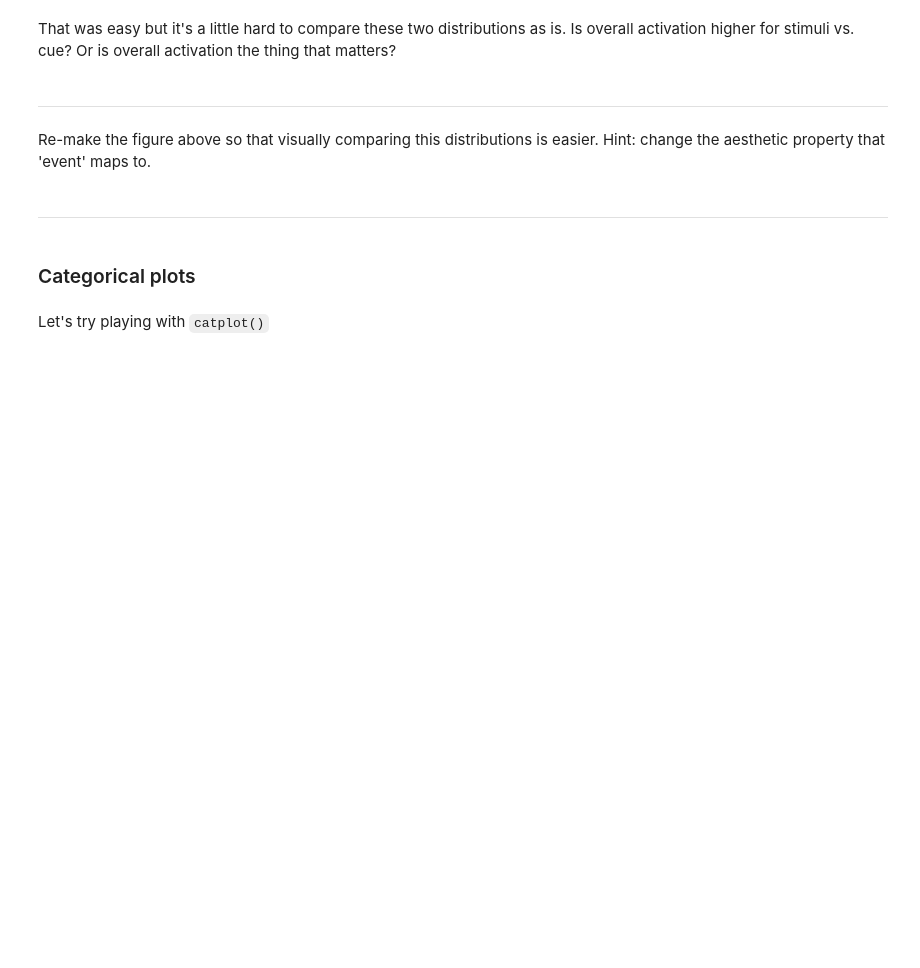
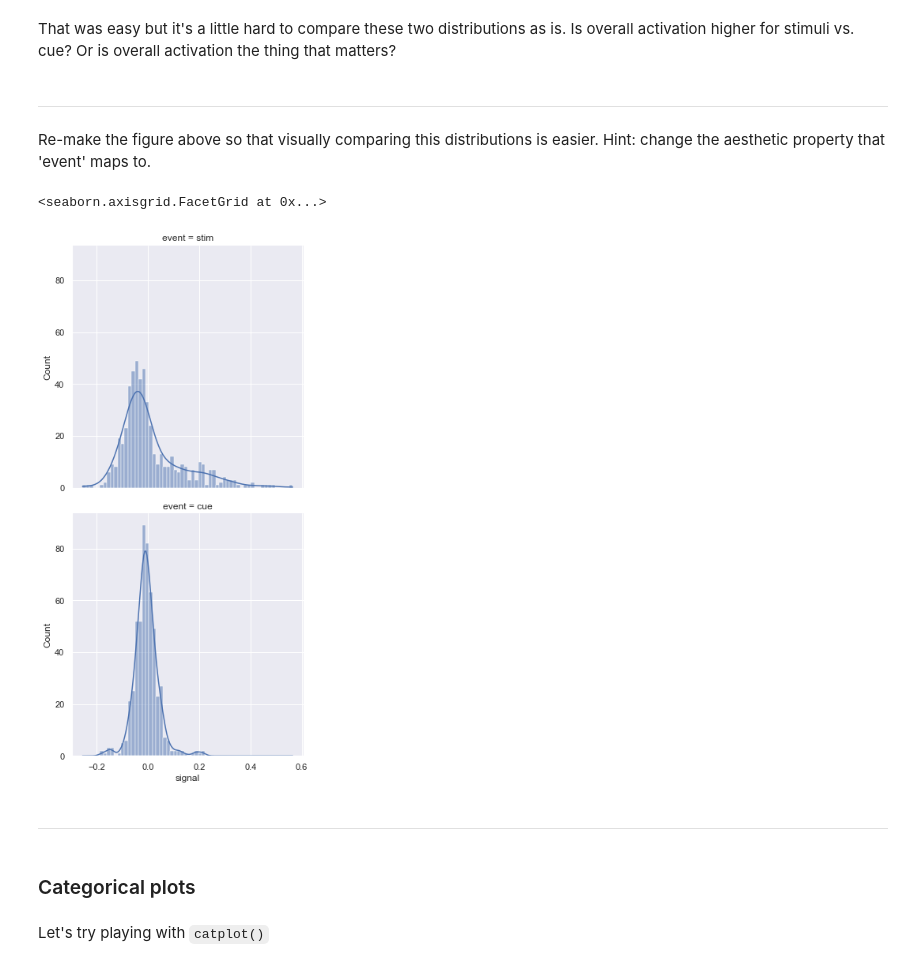
Before and after one commit to scingram1120/FDS-CourseTwo, a Jupyter notebook: t12.ipynb, the cells around one changed output. Drawn from its saved outputs; the diff is of its cells as text; code cells hidden in the pictures; blank space fills up the shorter version.

```diff
--- a/t12.ipynb
+++ b/t12.ipynb
@@ -314,6 +314,11 @@ That was easy but it's a little hard to compare these two distributions as is. I
 ---
 # %% [markdown]
 Re-make the figure above so that visually comparing this distributions is easier. Hint: change the aesthetic property that 'event' maps to.
+# %%
+sns.displot(data=fmri, x="signal", row="event", kde=True)
+# %% [output]
+<seaborn.axisgrid.FacetGrid at 0x...>
+[figure, added]
 # %% [markdown]
 ---
 # %% [markdown]
```
Also changed, not shown: parts of 5 cells of this notebook, 2 other files.
